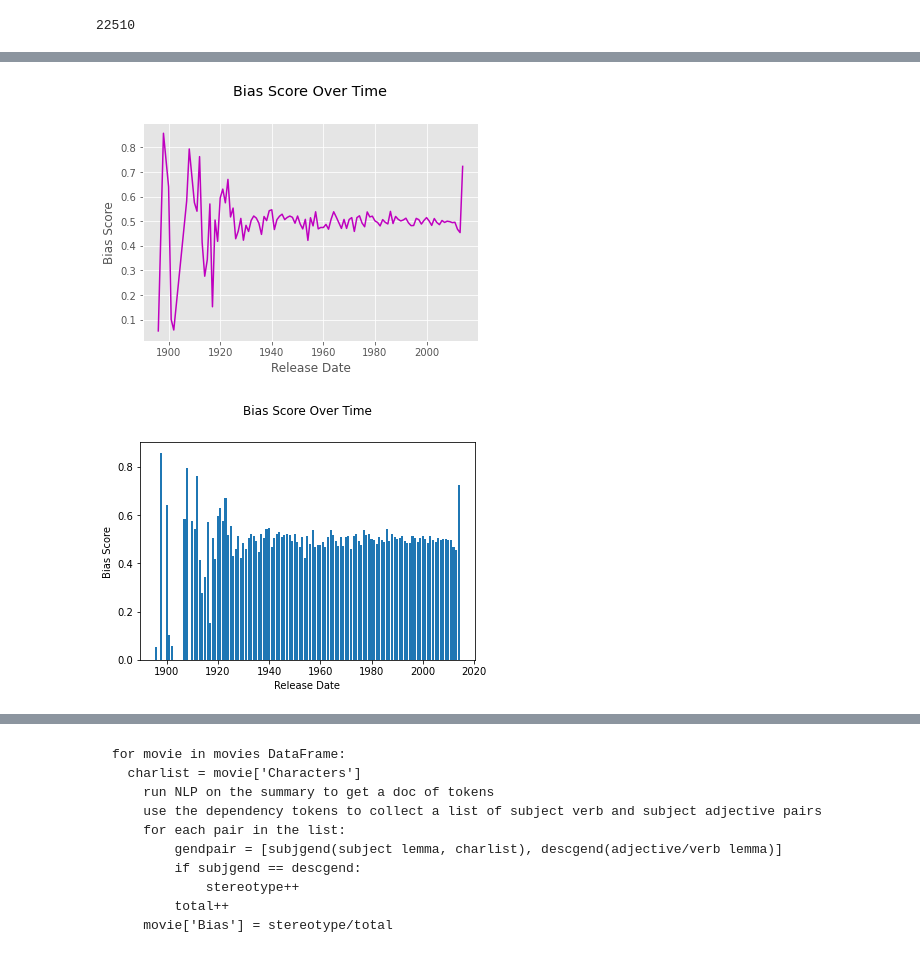
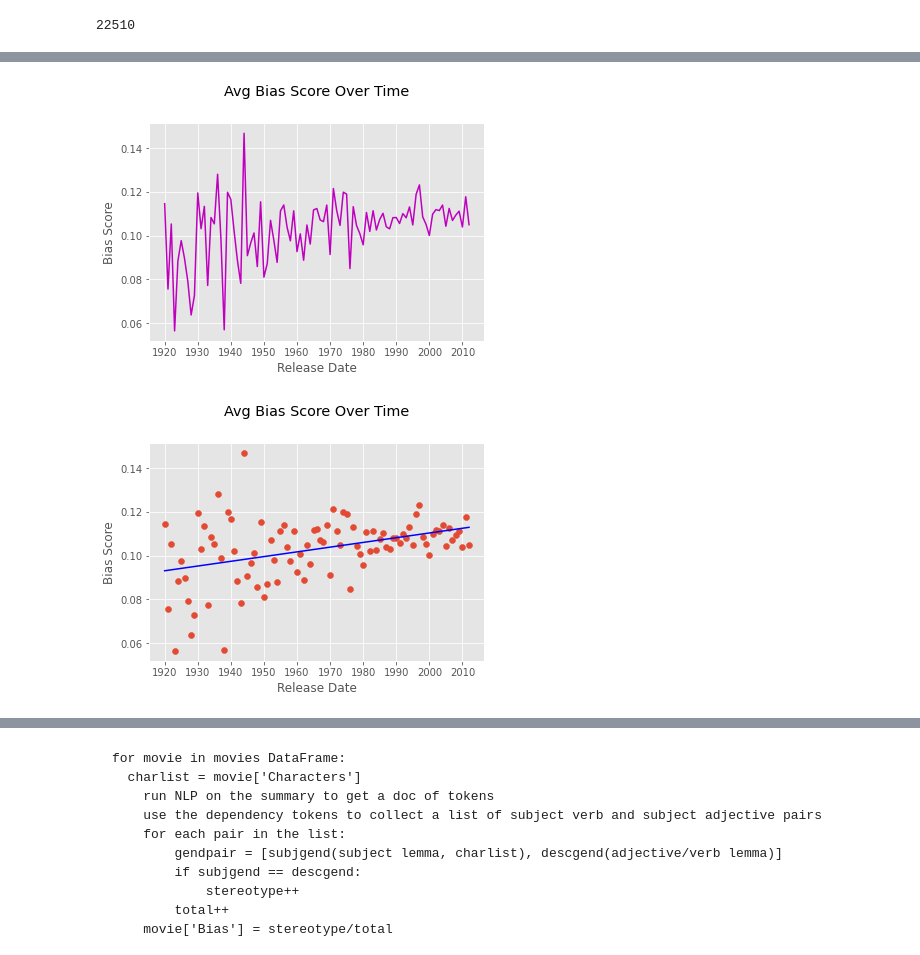
Before and after one commit to rmb176/MovieGenderBias, a Jupyter notebook: Research_Colab_Movie_Analysis.ipynb, the cells around one changed output, grey strips where cells are left out. Drawn from its saved outputs; the diff is of its cells as text; code cells hidden in the pictures.

```diff
--- a/Research_Colab_Movie_Analysis.ipynb
+++ b/Research_Colab_Movie_Analysis.ipynb
@@ -268,7 +284,0 @@ movies.head(10)
-# %%
-import random
-def ran(row):
-  return random.random()
-
-movies['Bias'] = movies.apply(ran, axis=1)
-movies.head(10)
@@ -327,15 +332,25 @@ plt.style.use('ggplot')
 plt.plot(movies2.index, movies2['Bias'], 'm')
 plt.xlabel('Release Date')
 plt.ylabel('Bias Score')
-plt.title('Bias Score Over Time', y=1.1)
+plt.title('Avg Bias Score Over Time', y=1.1)
+x_ticks = [1920, 1930, 1940, 1950, 1960, 1970, 1980, 1990, 2000, 2010]
+x_labels = [1920, 1930, 1940, 1950, 1960, 1970, 1980, 1990, 2000, 2010]
+plt.xticks(ticks=x_ticks,labels=x_labels)
 plt.show()
 # %% [output]
-[figure, old version]
+[figure, new version]
 # %%
-plt.bar(movies2.index, movies2['Bias'])
+import numpy as np
+a, b = np.polyfit(movies2.index, movies2['Bias'], 1)
+
+plt.scatter(movies2.index, movies2['Bias'])
+plt.plot(movies2.index, a*movies2.index+b, 'b')
 plt.xlabel('Release Date')
 plt.ylabel('Bias Score')
-plt.title('Bias Score Over Time', y=1.1)
+plt.title('Avg Bias Score Over Time', y=1.1)
+x_ticks = [1920, 1930, 1940, 1950, 1960, 1970, 1980, 1990, 2000, 2010]
+x_labels = [1920, 1930, 1940, 1950, 1960, 1970, 1980, 1990, 2000, 2010]
+plt.xticks(ticks=x_ticks,labels=x_labels)
 plt.show()
 # %% [output]
-[figure, old version]
+[figure, new version]
```
Also changed, not shown: parts of 8 cells of this notebook.
